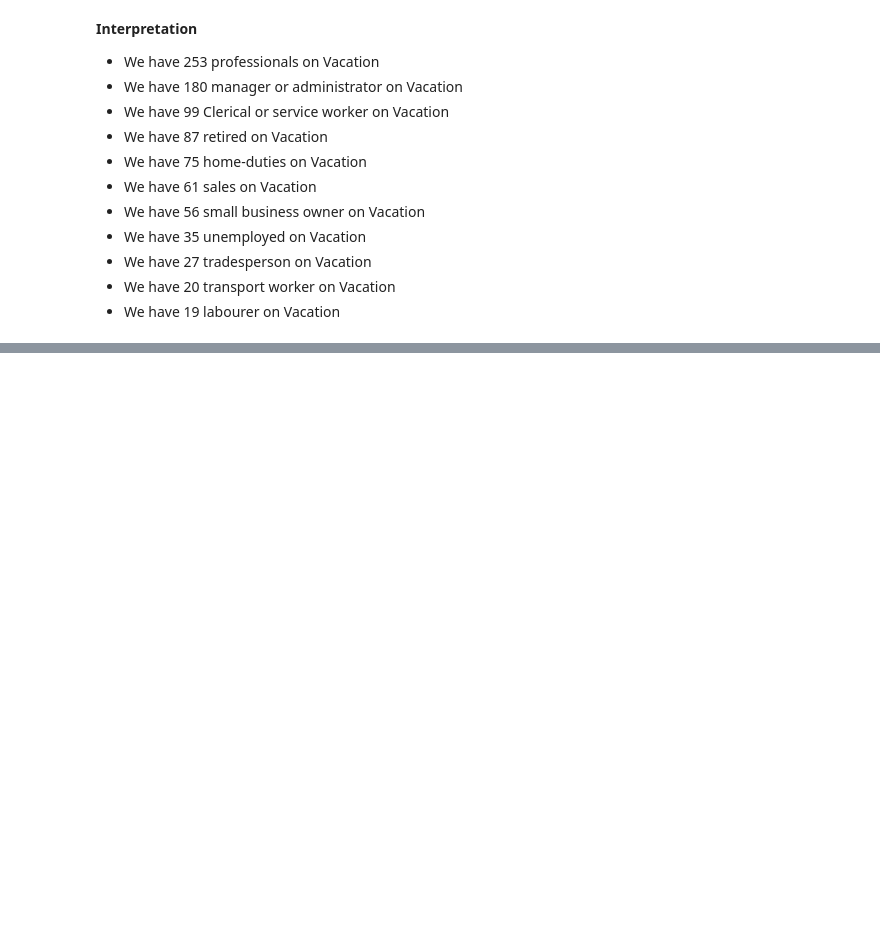
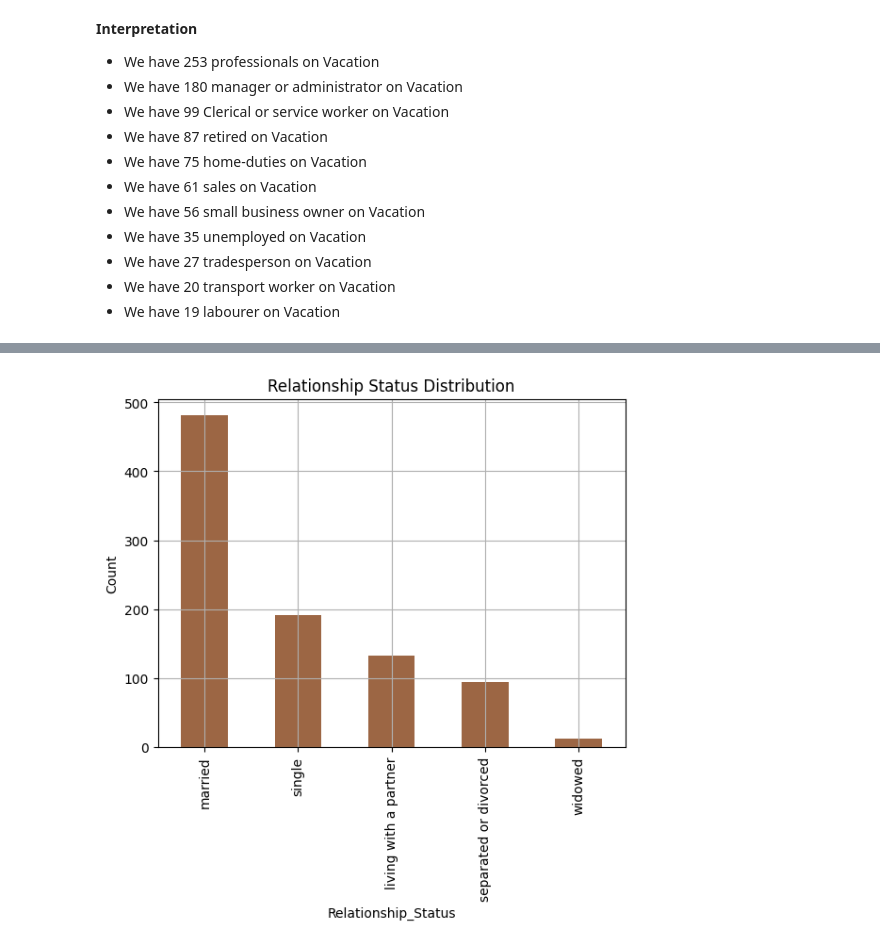
Before and after one commit to Uraniumking007/College-Stuff, a Jupyter notebook: BE/codeunnati/python_scripts_ckpcet/project_on_data_analytics/data_analytics_on_vacation_data/Data_Analytics_On_Vacation_Data.ipynb, the cells around one changed output, grey strips where cells are left out. Drawn from its saved outputs; the diff is of its cells as text; code cells hidden in the pictures; blank space fills up the shorter version.

```diff
--- a/BE/codeunnati/python_scripts_ckpcet/project_on_data_analytics/data_analytics_on_vacation_data/Data_Analytics_On_Vacation_Data.ipynb
+++ b/BE/codeunnati/python_scripts_ckpcet/project_on_data_analytics/data_analytics_on_vacation_data/Data_Analytics_On_Vacation_Data.ipynb
@@ -610,0 +690,8 @@ plt.show()
+# %%
+# plot the data
+
+df_cat.Relationship_Status.value_counts().plot(kind='bar',color='#9c6644',title='Relationship Status Distribution',grid=True)
+plt.ylabel('Count')
+plt.show()
+# %% [output]
+[figure, added]
```
Also changed, not shown: parts of 47 cells of this notebook.
